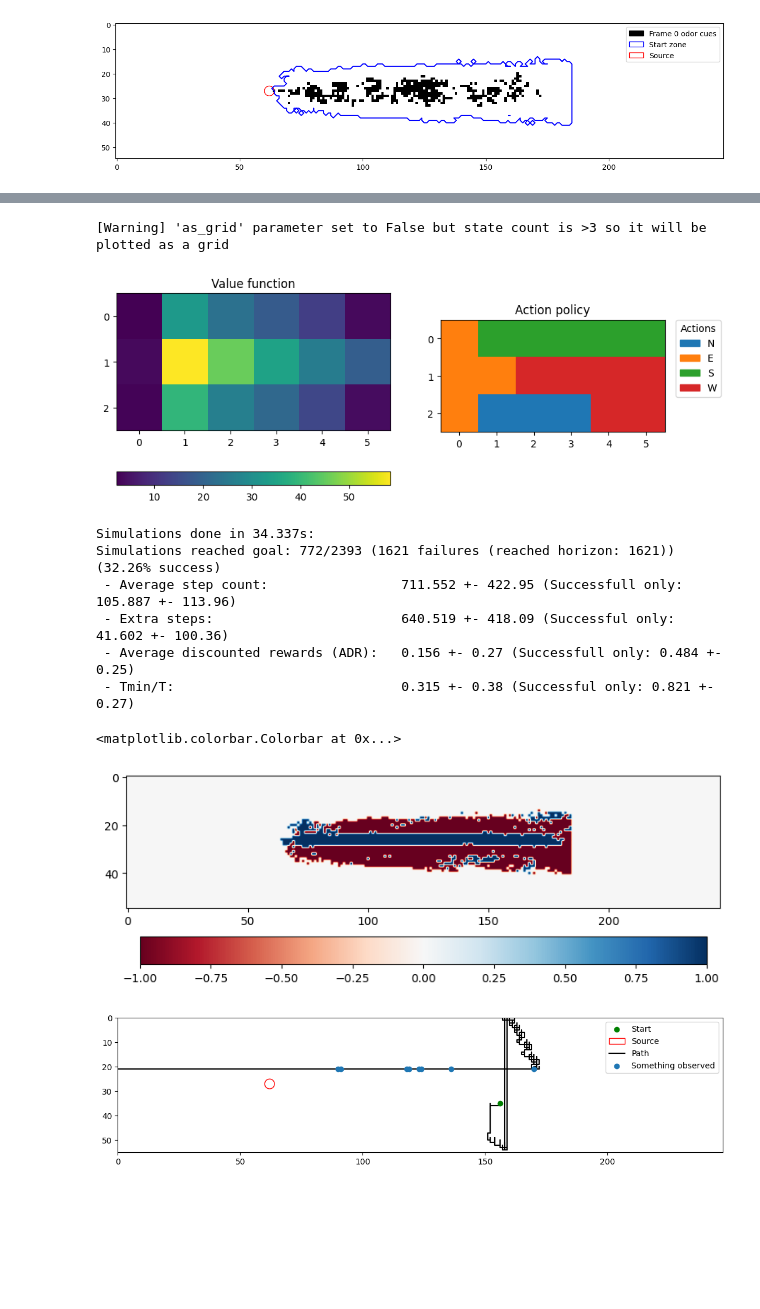
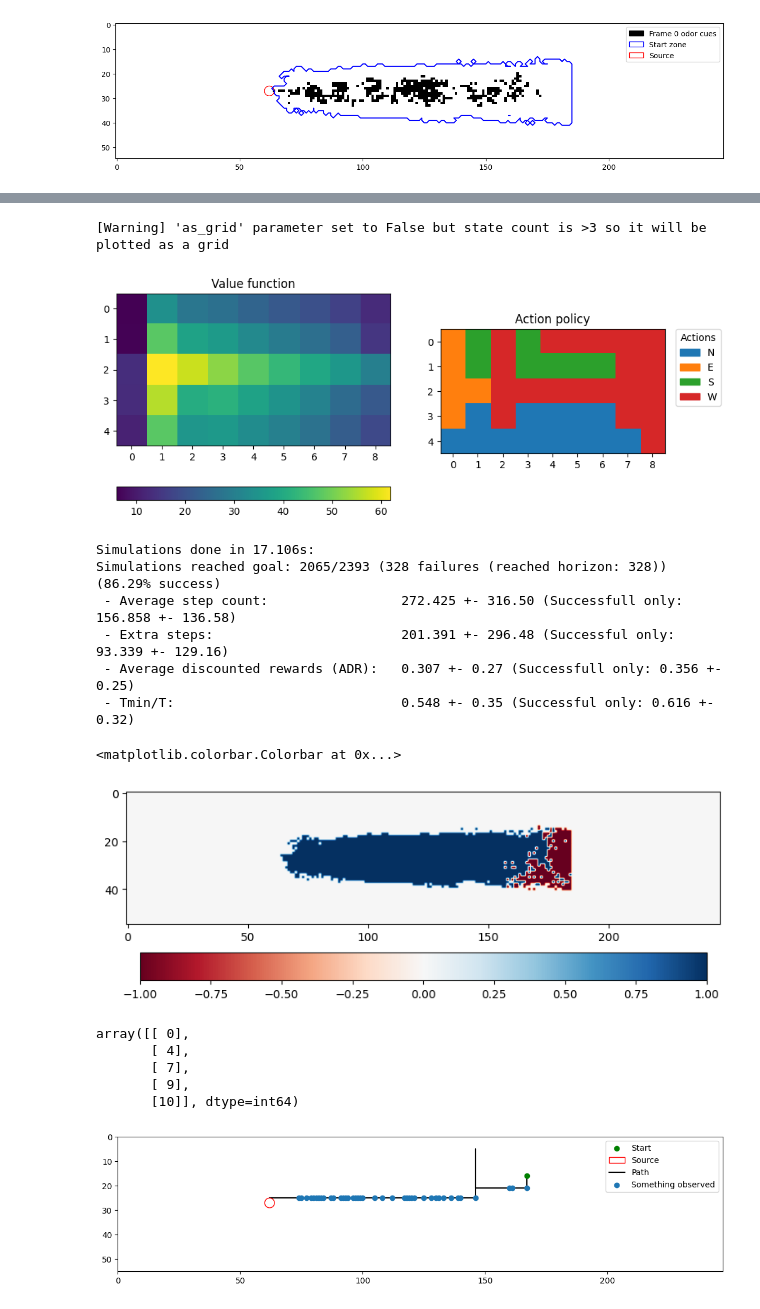
Before and after one commit to PimLb/olfactory-navigation, a Jupyter notebook: experiments/pomdp_agent_simplified_model.ipynb, the cells around one changed output, grey strips where cells are left out. Cells and saved outputs as stored; diff of their text form; code cells hidden in the pictures; blank space fills up the shorter version.

```diff
--- a/experiments/pomdp_agent_simplified_model.ipynb
+++ b/experiments/pomdp_agent_simplified_model.ipynb
@@ -35,7 +35,7 @@ from olfactory_navigation.agents.model_based_util.pomdp import Model
 
 def minimal_converter(environment: Environment,
                       threshold: float | list,
-                      partitions: np.ndarray = np.array([1,3])
+                      partitions: np.ndarray = np.array([3,6])
                       ) -> Model:
     '''
     '''
@@ -103,7 +103,7 @@ def minimal_converter(environment: Environment,
                 transition_probabilities[(y * width) + x, 3, (y * width) + (x - 1)] = move_out_prob[0]
 
     # Goal states
-    end_states = [(1 * width) + 1]
+    end_states = [int((int(shape[0] / 2) * width) + 1)]
 
     # Observations
     observation_labels = ['nothing', 'something', 'goal']
@@ -159,16 +159,16 @@ Summary of Point Based Value Iteration run
 ag.value_function.plot()
 # %% [output]
 [Warning] 'as_grid' parameter set to False but state count is >3 so it will be plotted as a grid
-[figure, old version]
+[figure, new version]
 # %%
 hist = run_all_starts_test(ag, use_gpu=True)
 # %% [output]
-Simulations done in 34.337s:
-Simulations reached goal: 772/2393 (1621 failures (reached horizon: 1621)) (32.26% success)
- - Average step count:                 711.552 +- 422.95 (Successfull only: 105.887 +- 113.96)
- - Extra steps:                        640.519 +- 418.09 (Successful only: 41.602 +- 100.36)
- - Average discounted rewards (ADR):   0.156 +- 0.27 (Successfull only: 0.484 +- 0.25)
- - Tmin/T:                             0.315 +- 0.38 (Successful only: 0.821 +- 0.27)
+Simulations done in 17.106s:
+Simulations reached goal: 2065/2393 (328 failures (reached horizon: 328)) (86.29% success)
+ - Average step count:                 272.425 +- 316.50 (Successfull only: 156.858 +- 136.58)
+ - Extra steps:                        201.391 +- 296.48 (Successful only: 93.339 +- 129.16)
+ - Average discounted rewards (ADR):   0.307 +- 0.27 (Successfull only: 0.356 +- 0.25)
+ - Tmin/T:                             0.548 +- 0.35 (Successful only: 0.616 +- 0.32)
 # %%
 start_points_grid = np.zeros(env.shape)
 
@@ -183,8 +183,16 @@ plt.imshow(start_points_grid, cmap='RdBu')
 plt.colorbar(orientation='horizontal')
 # %% [output]
 <matplotlib.colorbar.Colorbar at 0x...>
-[figure, old version]
+[figure, new version]
+# %%
+np.argwhere(hist.done_at_step == -1)[:5]
+# %% [output]
+array([[ 0],
+       [ 4],
+       [ 7],
+       [ 9],
+       [10]], dtype=int64)
 # %%
-hist.plot(2111)
+hist.plot(19)
 # %% [output]
-[figure, old version]
+[figure, new version]
```
Also changed, not shown: parts of 1 cell of this notebook.
